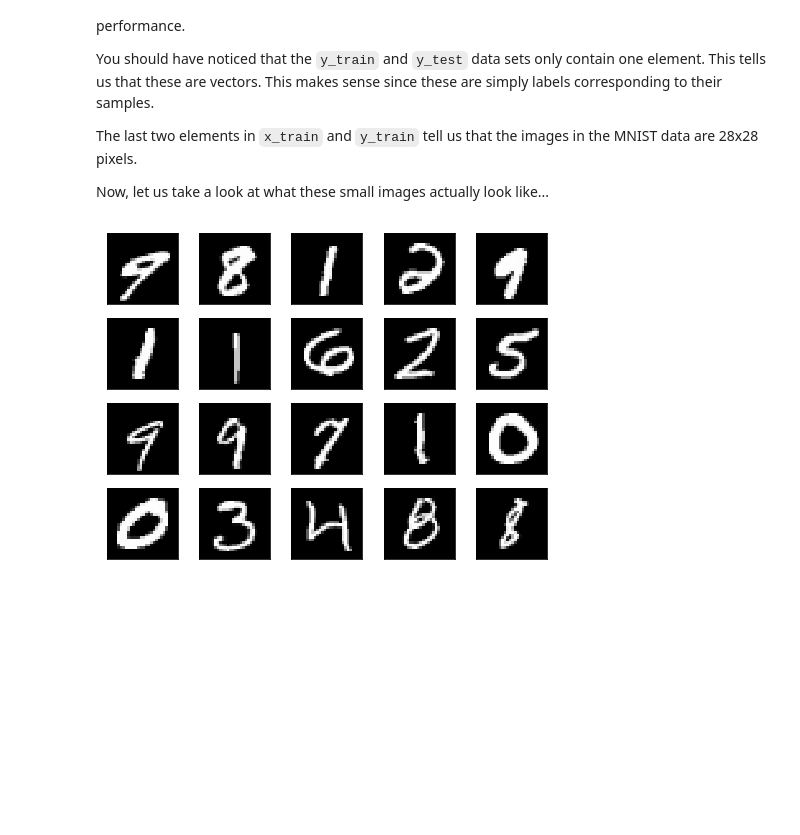
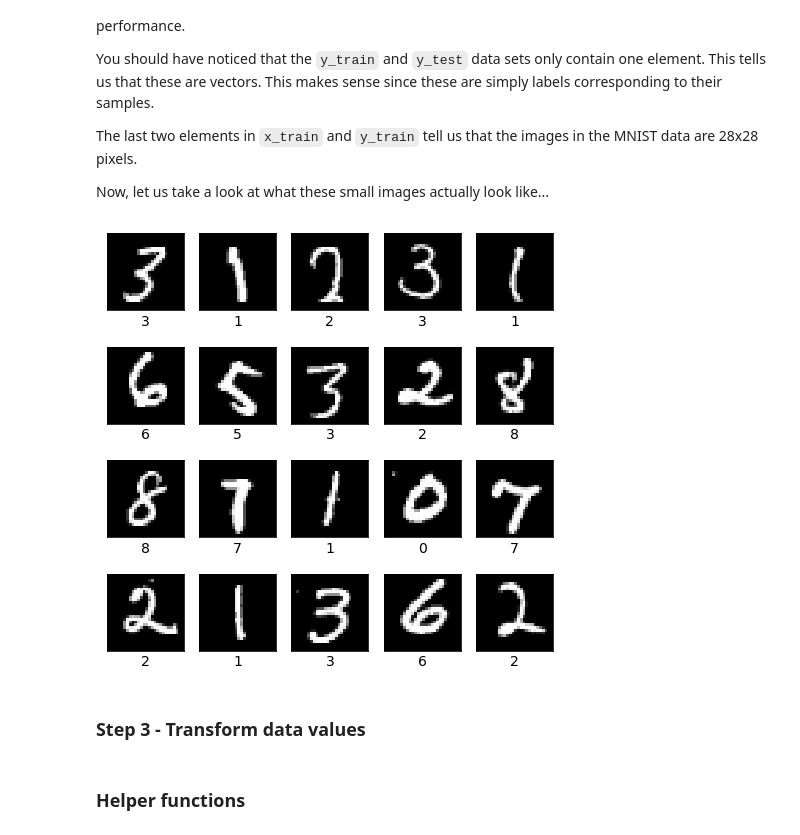
Before and after one commit to brycecf/machine-learning-models, a Jupyter notebook: MNIST_Teaching/mnist_numbers_mitre_training.ipynb, the cells around one changed output. Cells and saved outputs as stored; diff of their text form; code cells hidden in the pictures; blank space fills up the shorter version.

Commit message:
Updated MITRE training notebooks.

```diff
--- a/MNIST_Teaching/mnist_numbers_mitre_training.ipynb
+++ b/MNIST_Teaching/mnist_numbers_mitre_training.ipynb
@@ -47,11 +55,14 @@ The last two elements in `x_train` and `y_train` tell us that the images in the
 Now, let us take a look at what these small images actually look like...
 # %%
 rand_index = randint(0, 60000, size=20)
-plt.figure(figsize=(8,6))
+plt.figure(figsize=(8,8))
 for i, index in enumerate(rand_index, 1):
     plt.subplot(4, 5, i)
     plt.tick_params(axis='both', which='both', bottom='off',
                     labelbottom='off', left='off', labelleft='off')
+    plt.xlabel(y_train[index], color='black', fontsize=14)
     plt.imshow(x_train[index], cmap='gray')
 # %% [output]
-[figure, old version]
+[figure, new version]
+# %% [markdown]
+### Step 3 - Transform data values
@@ -57,0 +74,2 @@ for i, index in enumerate(rand_index, 1):
+# %% [markdown]
+### Helper functions
```
Also changed, not shown: parts of 24 cells of this notebook, 2 other files.
